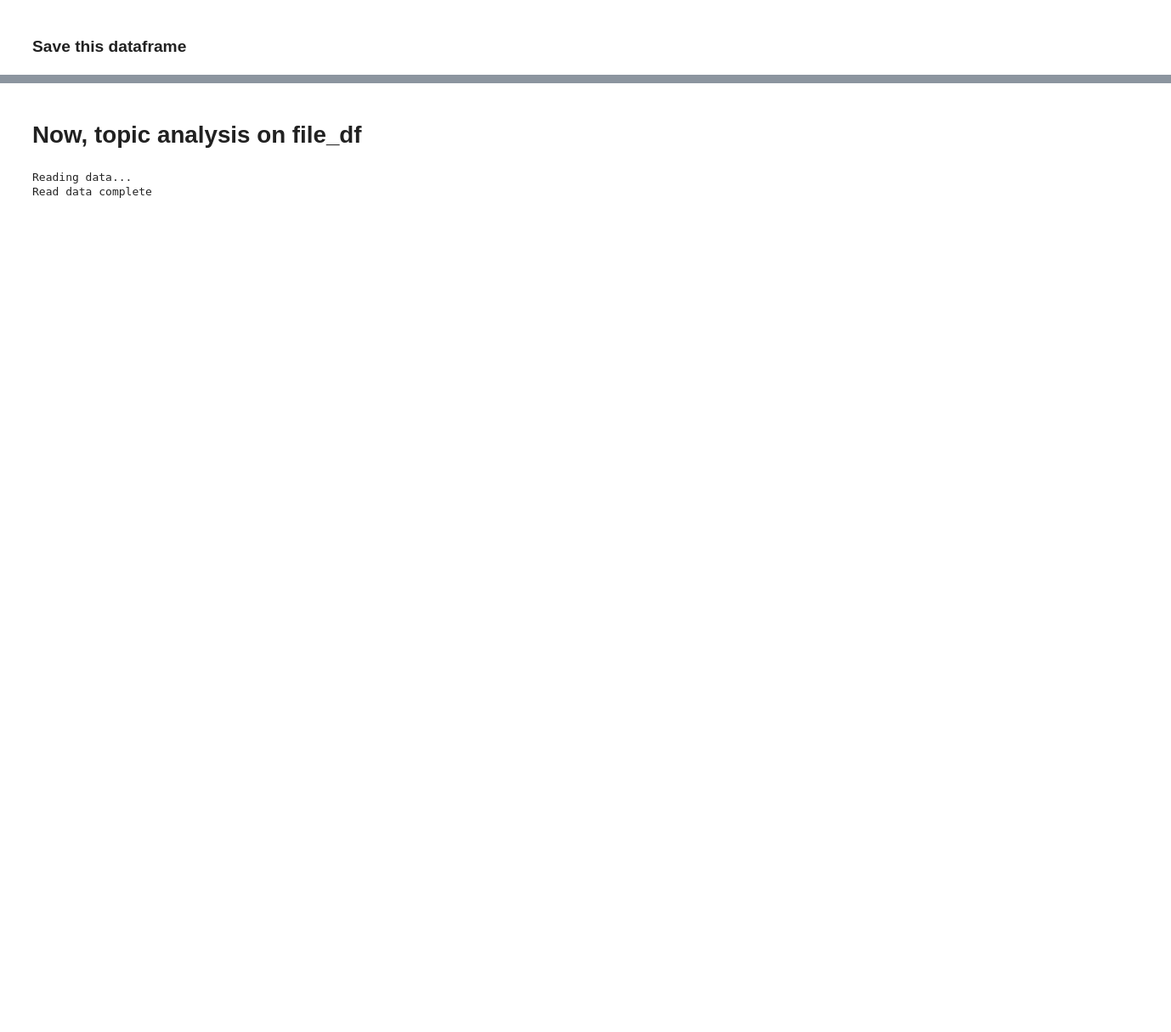
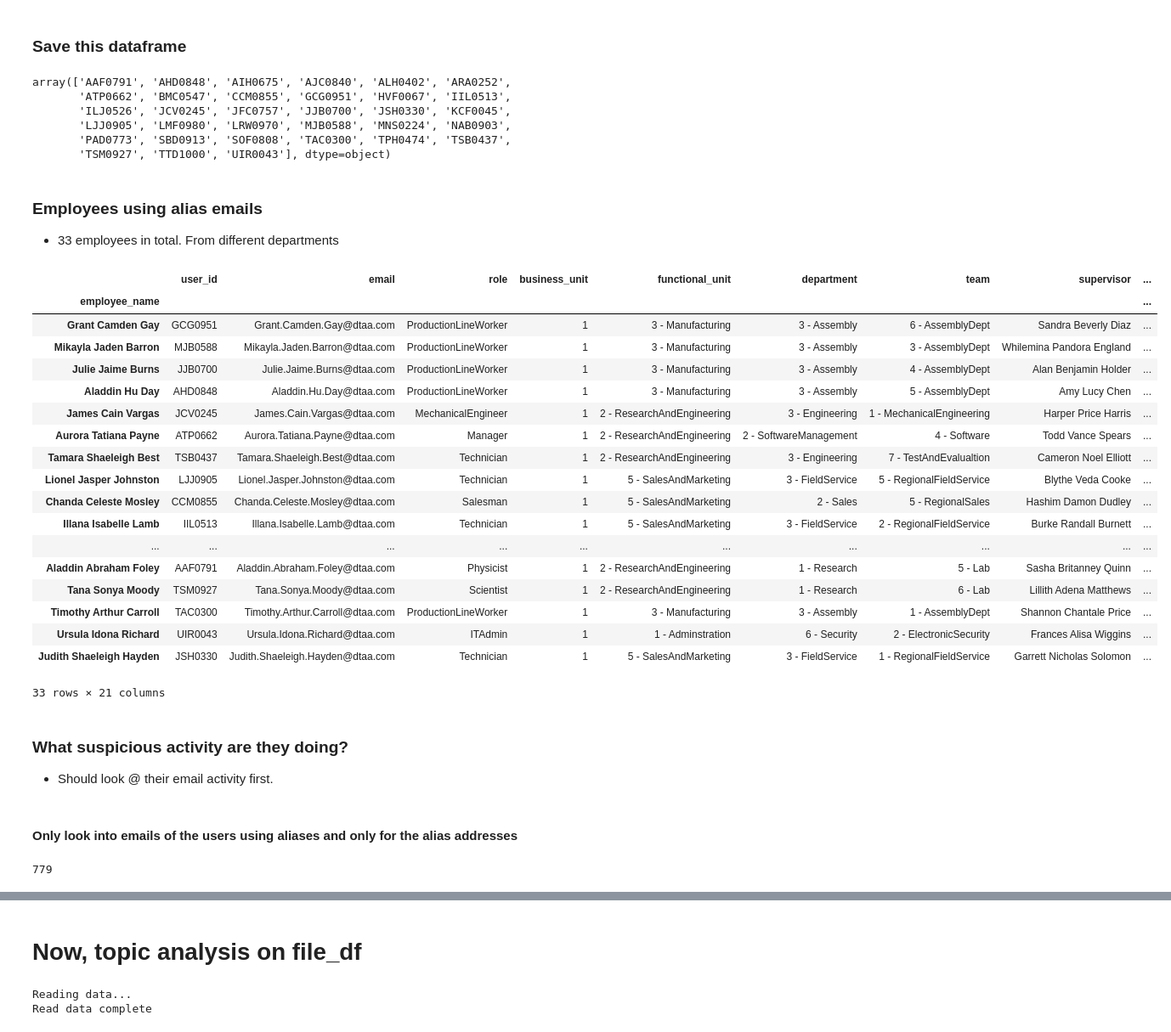
Before and after one commit to TalhaGhaffar/Data-Analytics, a Jupyter notebook: file_info_analysis.ipynb, the cells around one changed output, grey strips where cells are left out. Shown: that part at 85% size. Cells and saved outputs as stored; diff of their text form; code cells hidden in the pictures; blank space fills up the shorter version.

Commit message:
Analyzing emails of employees that are using their aliases. Some employees are seemingly sending out resumes/emails probably looking for other job opportunities

```diff
--- a/file_info_analysis.ipynb
+++ b/file_info_analysis.ipynb
@@ -383,3 +383,43 @@ dtype: int64
 ### Save this dataframe
 # %%
 alias_df.to_pickle('alias_df')
+# %%
+alias_using_users = alias_df['user_id'].unique()
+alias_using_users
+# %% [output]
+array(['AAF0791', 'AHD0848', 'AIH0675', 'AJC0840', 'ALH0402', 'ARA0252',
+       'ATP0662', 'BMC0547', 'CCM0855', 'GCG0951', 'HVF0067', 'IIL0513',
+       'ILJ0526', 'JCV0245', 'JFC0757', 'JJB0700', 'JSH0330', 'KCF0045',
+       'LJJ0905', 'LMF0980', 'LRW0970', 'MJB0588', 'MNS0224', 'NAB0903',
+       'PAD0773', 'SBD0913', 'SOF0808', 'TAC0300', 'TPH0474', 'TSB0437',
+       'TSM0927', 'TTD1000', 'UIR0043'], dtype=object)
+# %% [markdown]
+### Employees using alias emails
+
+- 33 employees in total. From different departments
+# %%
+emp_df[emp_df['user_id'].isin(alias_using_users)]
+# %% [output]
+|  | user_id | email | role | business_unit | functional_unit | department | team | supervisor | ... |
+| employee_name |  |  |  |  |  |  |  |  | ... |
+| Grant Camden Gay | GCG0951 | Grant.Camden.Gay@dtaa.com | ProductionLineWorker | 1 | 3 - Manufacturing | 3 - Assembly | 6 - AssemblyDept | Sandra Beverly Diaz | ... |
+| Mikayla Jaden Barron | MJB0588 | Mikayla.Jaden.Barron@dtaa.com | ProductionLineWorker | 1 | 3 - Manufacturing | 3 - Assembly | 3 - AssemblyDept | Whilemina Pandora England | ... |
+| Julie Jaime Burns | JJB0700 | Julie.Jaime.Burns@dtaa.com | ProductionLineWorker | 1 | 3 - Manufacturing | 3 - Assembly | 4 - AssemblyDept | Alan Benjamin Holder | ... |
+| Aladdin Hu Day | AHD0848 | Aladdin.Hu.Day@dtaa.com | ProductionLineWorker | 1 | 3 - Manufacturing | 3 - Assembly | 5 - AssemblyDept | Amy Lucy Chen | ... |
+| James Cain Vargas | JCV0245 | James.Cain.Vargas@dtaa.com | MechanicalEngineer | 1 | 2 - ResearchAndEngineering | 3 - Engineering | 1 - MechanicalEngineering | Harper Price Harris | ... |
+| Aurora Tatiana Payne | ATP0662 | Aurora.Tatiana.Payne@dtaa.com | Manager | 1 | 2 - ResearchAndEngineering | 2 - SoftwareManagement | 4 - Software | Todd Vance Spears | ... |
+| Tamara Shaeleigh Best | TSB0437 | Tamara.Shaeleigh.Best@dtaa.com | Technician | 1 | 2 - ResearchAndEngineering | 3 - Engineering | 7 - TestAndEvalualtion | Cameron Noel Elliott | ... |
+| Lionel Jasper Johnston | LJJ0905 | Lionel.Jasper.Johnston@dtaa.com | Technician | 1 | 5 - SalesAndMarketing | 3 - FieldService | 5 - RegionalFieldService | Blythe Veda Cooke | ... |
+| Chanda Celeste Mosley | CCM0855 | Chanda.Celeste.Mosley@dtaa.com | Salesman | 1 | 5 - SalesAndMarketing | 2 - Sales | 5 - RegionalSales | Hashim Damon Dudley | ... |
+| Illana Isabelle Lamb | IIL0513 | Illana.Isabelle.Lamb@dtaa.com | Technician | 1 | 5 - SalesAndMarketing | 3 - FieldService | 2 - RegionalFieldService | Burke Randall Burnett | ... |
+| ... | ... | ... | ... | ... | ... | ... | ... | ... | ... |
+| Aladdin Abraham Foley | AAF0791 | Aladdin.Abraham.Foley@dtaa.com | Physicist | 1 | 2 - ResearchAndEngineering | 1 - Research | 5 - Lab | Sasha Britanney Quinn | ... |
+| Tana Sonya Moody | TSM0927 | Tana.Sonya.Moody@dtaa.com | Scientist | 1 | 2 - ResearchAndEngineering | 1 - Research | 6 - Lab | Lillith Adena Matthews | ... |
+| Timothy Arthur Carroll | TAC0300 | Timothy.Arthur.Carroll@dtaa.com | ProductionLineWorker | 1 | 3 - Manufacturing | 3 - Assembly | 1 - AssemblyDept | Shannon Chantale Price | ... |
+| Ursula Idona Richard | UIR0043 | Ursula.Idona.Richard@dtaa.com | ITAdmin | 1 | 1 - Adminstration | 6 - Security | 2 - ElectronicSecurity | Frances Alisa Wiggins | ... |
+| Judith Shaeleigh Hayden | JSH0330 | Judith.Shaeleigh.Hayden@dtaa.com | Technician | 1 | 5 - SalesAndMarketing | 3 - FieldService | 1 - RegionalFieldService | Garrett Nicholas Solomon | ... |
+33 rows × 21 columns
+# %% [markdown]
+### What suspicious activity are they doing?
+
+- Should look @ their email activity first.
@@ -385,0 +428,2 @@ alias_df.to_pickle('alias_df')
+# %% [markdown]
+#### Only look into emails of the users using aliases and only for the alias addresses
@@ -385,0 +432,5 @@ alias_df.to_pickle('alias_df')
+# %%
+# emails_of_alias_users = email_emp_df[email_emp_df['user'].isin(alias_using_users)]['content_x'].tolist()
+emails_of_alias_users = alias_emails_sent['content_x'].tolist()
+# %% [output]
+779
```
Also changed, not shown: parts of 12 cells of this notebook.
